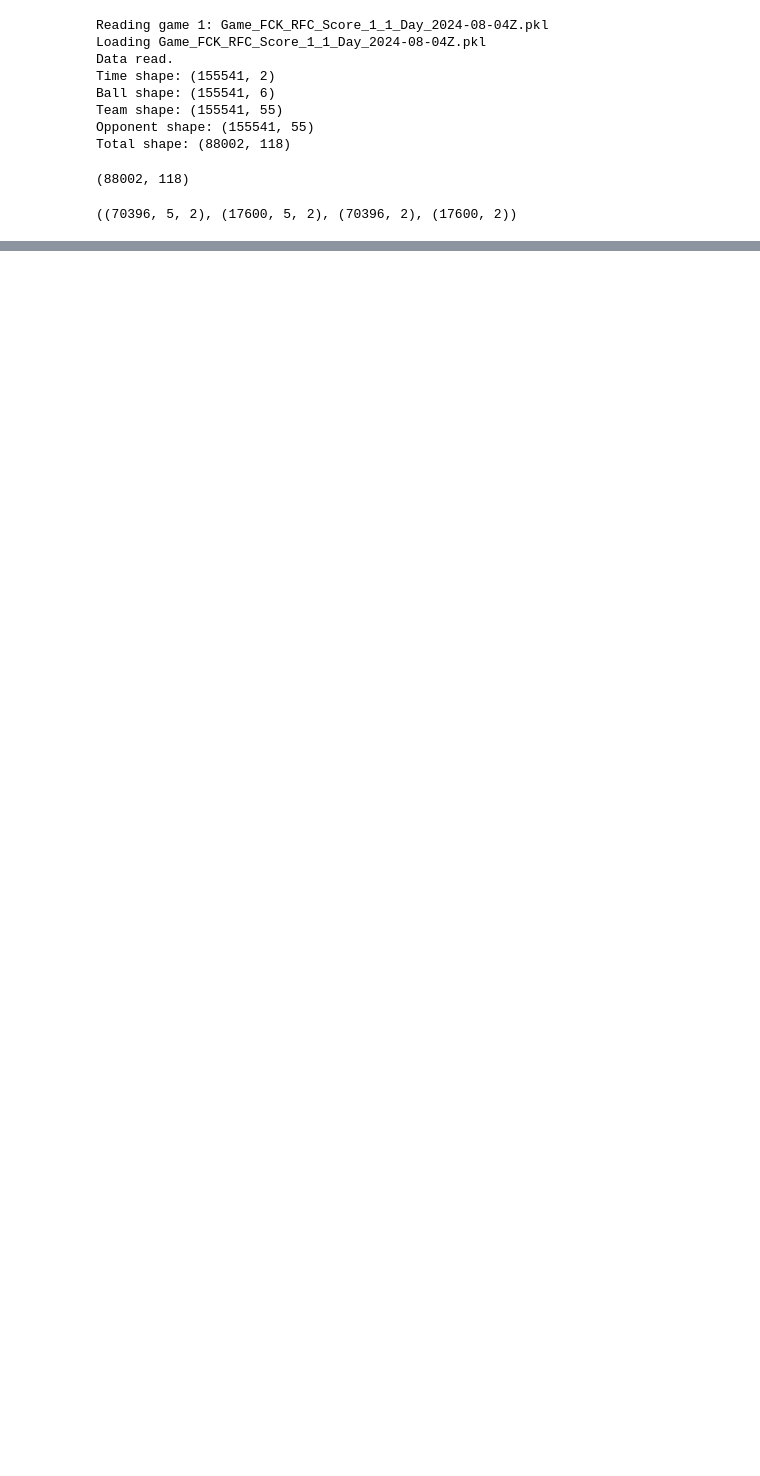
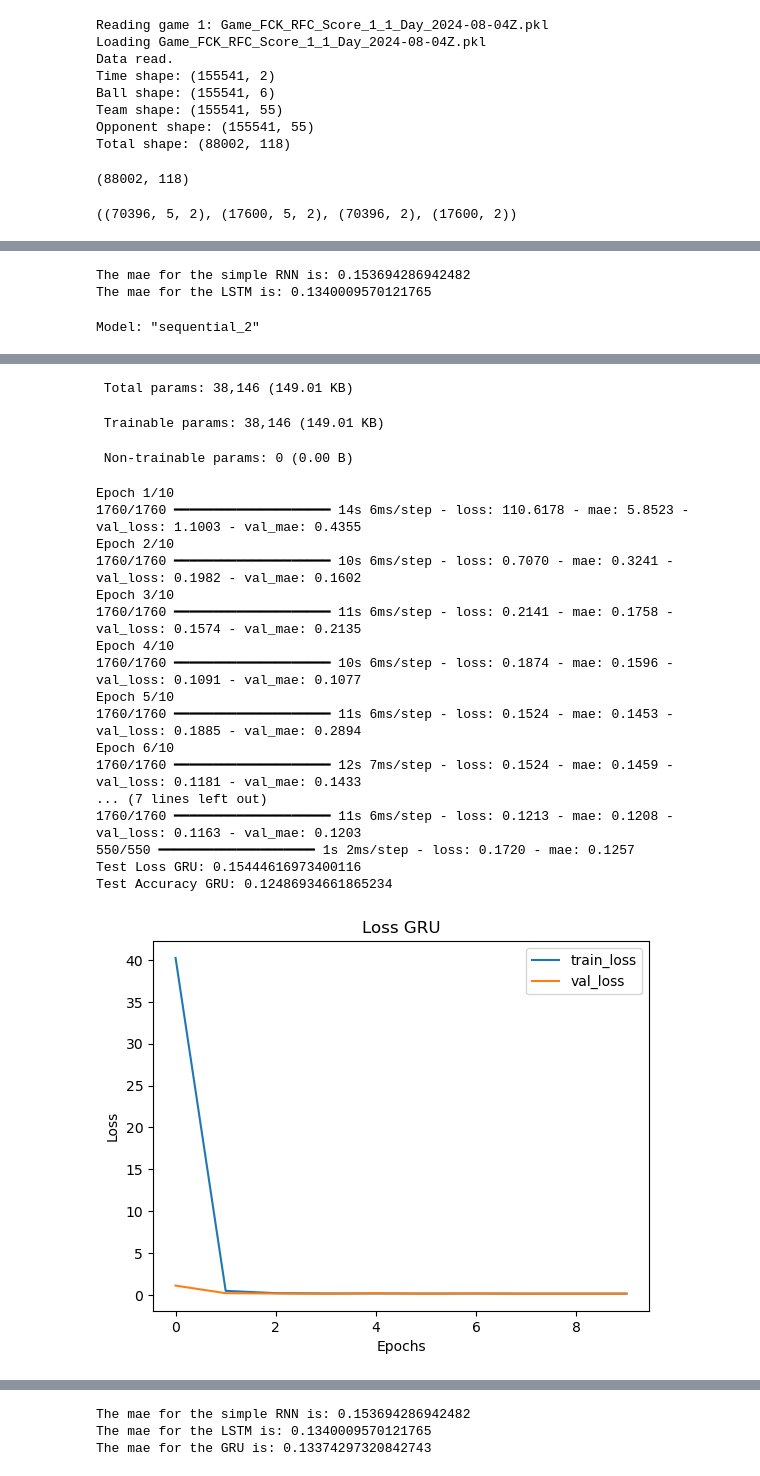
Before and after one commit to adiguzeldeniz/ekip_makine, a Jupyter notebook: Position NN single game.ipynb, the cells around one changed output, grey strips where cells are left out. Cells and saved outputs as stored; diff of their text form; code cells hidden in the pictures; blank space fills up the shorter version.

```diff
--- a/Position NN single game.ipynb
+++ b/Position NN single game.ipynb
@@ -132,0 +215,49 @@ Test Accuracy: 0.1124022901058197
+# %%
+#Lets just compare the values of the mae for both models here
+mae_rnn = history.history['mae'][-1]
+print(f'The mae for the simple RNN is: {mae_rnn}')
+mae_lstm = history_lstm.history['mae'][-1]
+print(f'The mae for the LSTM is: {mae_lstm}')
+# %% [output]
+The mae for the simple RNN is: 0.153694286942482
+The mae for the LSTM is: 0.1340009570121765
+# %%
+#Now we try the GRU
+model_gru = Sequential()
+model_gru.add(GRU(64, input_shape=(X_train.shape[1], X_train.shape[2]), return_sequences=True))
+model_gru.add(GRU(64))
+model_gru.add(Dense(2, activation='linear'))  # I guessed this for now. When the code works change it for a more suitable activation function
+model_gru.compile(optimizer='adam', loss='mse', metrics=['mae']) #Same thing as above
+model_gru.summary()
+#Training the model
+history_gru = model_gru.fit(X_train, y_train, epochs=10, batch_size=32, validation_split=0.2)
+#Evaluating the model
+loss_gru, accuracy_gru = model_gru.evaluate(X_test, y_test)
+print(f"Test Loss GRU: {loss_gru}")
+print(f"Test Accuracy GRU: {accuracy_gru}")
+#Plotting the training history
+plt.plot(history_gru.history['loss'], label='train_loss')
+plt.plot(history_gru.history['val_loss'], label='val_loss')
+plt.title('Loss GRU')
+plt.xlabel('Epochs')
+plt.ylabel('Loss')
+plt.legend()
+plt.show()
+#Plotting mae
+plt.plot(history_gru.history['mae'], label='train_mae')
+plt.plot(history_gru.history['val_mae'], label='val_mae')
+plt.title('MAE GRU')
+plt.xlabel('Epochs')
+plt.ylabel('MAE')
+plt.legend()
+plt.show()
+
+#Once again we compare the values of the mae for all models here
+mae_rnn = history.history['mae'][-1]
+print(f'The mae for the simple RNN is: {mae_rnn}')
+mae_lstm = history_lstm.history['mae'][-1]
+print(f'The mae for the LSTM is: {mae_lstm}')
+mae_gru = history_gru.history['mae'][-1]
+print(f'The mae for the GRU is: {mae_gru}')
+# %% [output]
+Model: "sequential_2"
@@ -132,0 +273,21 @@ Test Accuracy: 0.1124022901058197
+ Total params: 38,146 (149.01 KB)
+ Trainable params: 38,146 (149.01 KB)
+ Non-trainable params: 0 (0.00 B)
+Epoch 1/10
+1760/1760 ━━━━━━━━━━━━━━━━━━━━ 14s 6ms/step - loss: 110.6178 - mae: 5.8523 - val_loss: 1.1003 - val_mae: 0.4355
+Epoch 2/10
+1760/1760 ━━━━━━━━━━━━━━━━━━━━ 10s 6ms/step - loss: 0.7070 - mae: 0.3241 - val_loss: 0.1982 - val_mae: 0.1602
+Epoch 3/10
+1760/1760 ━━━━━━━━━━━━━━━━━━━━ 11s 6ms/step - loss: 0.2141 - mae: 0.1758 - val_loss: 0.1574 - val_mae: 0.2135
+Epoch 4/10
+1760/1760 ━━━━━━━━━━━━━━━━━━━━ 10s 6ms/step - loss: 0.1874 - mae: 0.1596 - val_loss: 0.1091 - val_mae: 0.1077
+Epoch 5/10
+1760/1760 ━━━━━━━━━━━━━━━━━━━━ 11s 6ms/step - loss: 0.1524 - mae: 0.1453 - val_loss: 0.1885 - val_mae: 0.2894
+Epoch 6/10
+1760/1760 ━━━━━━━━━━━━━━━━━━━━ 12s 7ms/step - loss: 0.1524 - mae: 0.1459 - val_loss: 0.1181 - val_mae: 0.1433
+... (7 lines left out)
+1760/1760 ━━━━━━━━━━━━━━━━━━━━ 11s 6ms/step - loss: 0.1213 - mae: 0.1208 - val_loss: 0.1163 - val_mae: 0.1203
+550/550 ━━━━━━━━━━━━━━━━━━━━ 1s 2ms/step - loss: 0.1720 - mae: 0.1257
+Test Loss GRU: 0.15444616973400116
+Test Accuracy GRU: 0.12486934661865234
+[figure, added]
@@ -132,0 +295,3 @@ Test Accuracy: 0.1124022901058197
+The mae for the simple RNN is: 0.153694286942482
+The mae for the LSTM is: 0.1340009570121765
+The mae for the GRU is: 0.13374297320842743
```
Also changed, not shown: parts of 5 cells of this notebook.
